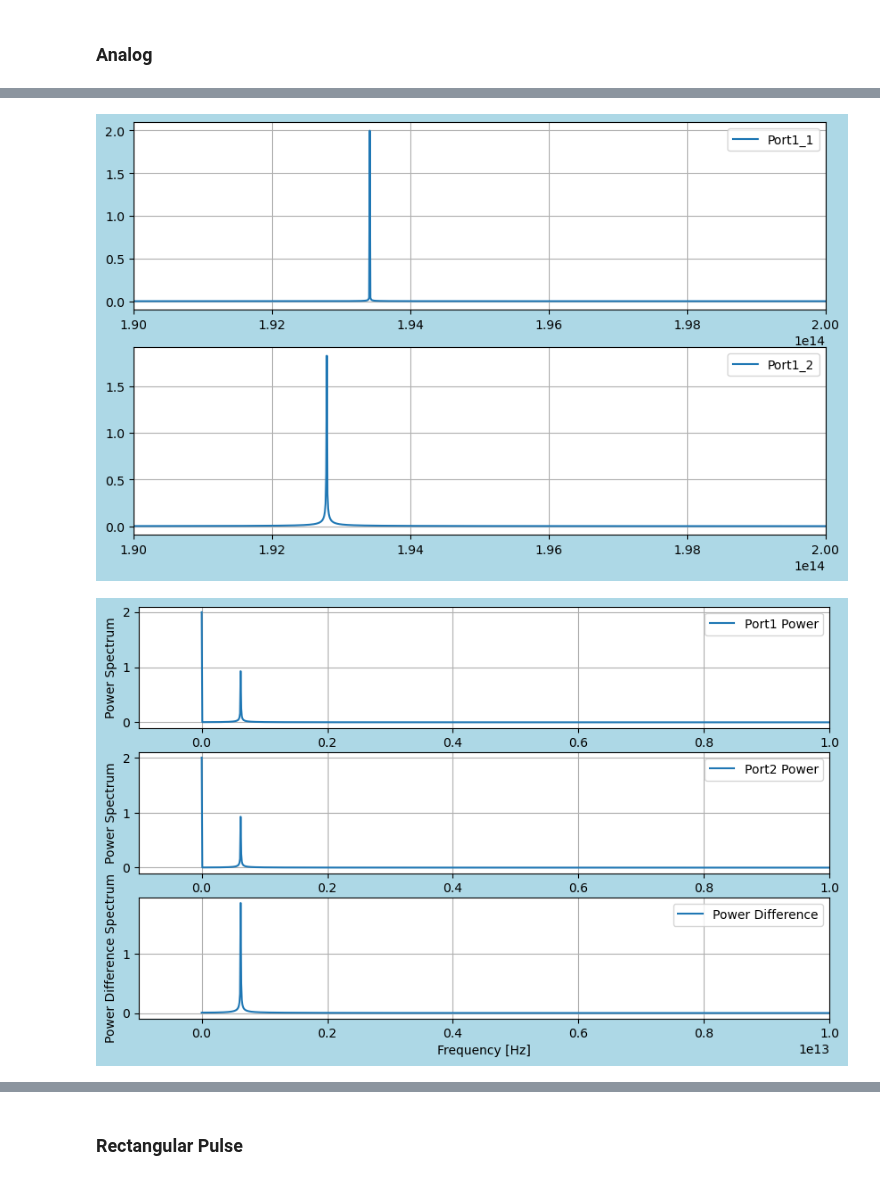
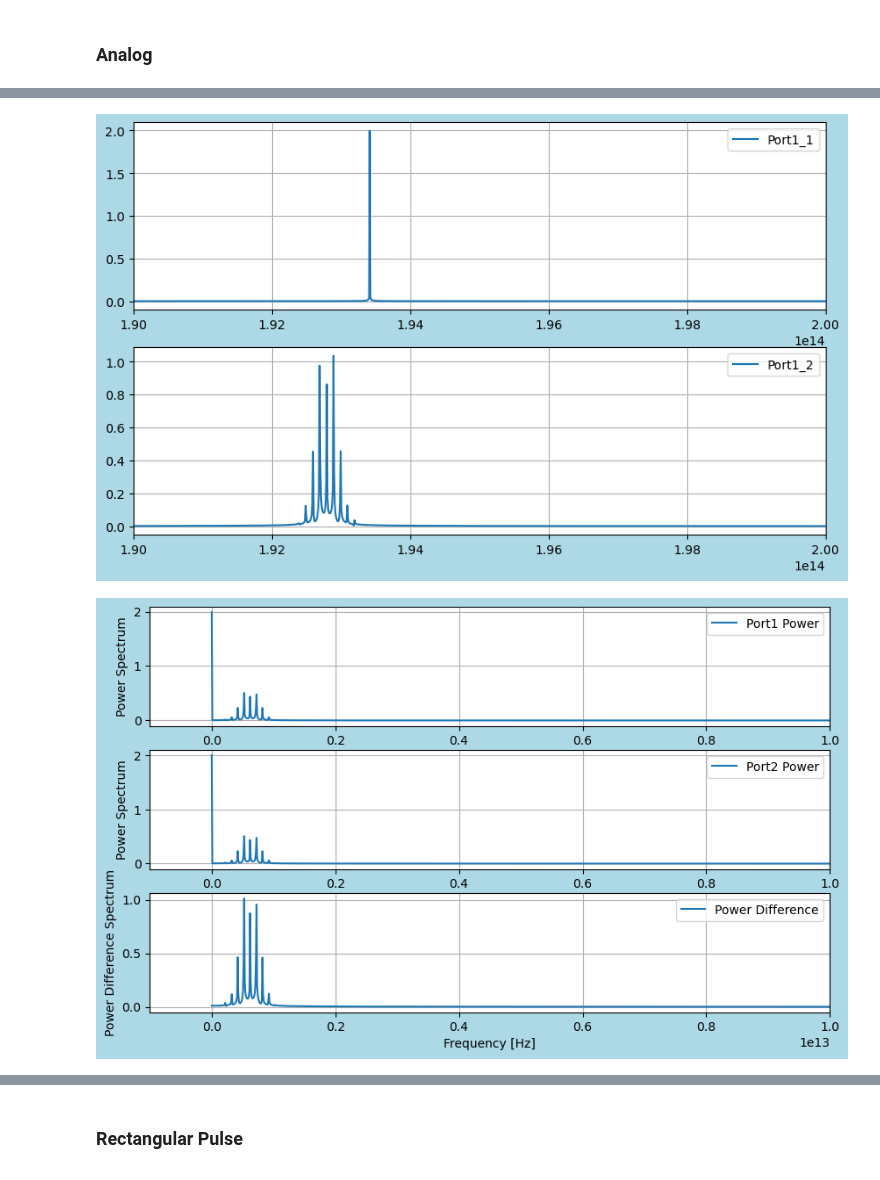
Before and after one commit to tacticstactics/optical-heterodyne-detection, a Jupyter notebook: optical_heterodyne_detection.ipynb, the cells around one changed output, grey strips where cells are left out. Cells and saved outputs as stored; diff of their text form; code cells hidden in the pictures.

```diff
--- a/optical_heterodyne_detection.ipynb
+++ b/optical_heterodyne_detection.ipynb
@@ -93,10 +93,9 @@ for ii in range(samplerate):
     # Path Length modulated
 
     phase1 = 2*np.pi * lightfreq1 * t # phase of local oscillator [rad]
-    phase2 = 2*np.pi * lightfreq2 * t #[rad]
 
-    #phase2 = 2*np.pi * lightfreq2 * t + rf_signal #[rad]
-
+    #phase2 = 2*np.pi * lightfreq2 * t # Phase of Continious Wave [rad]
+    phase2 = 2*np.pi * lightfreq2 * t + rf_signal # Phase of Modulated Light [rad]
 
     Eout1 = optical_heterodyne_detection_def.propagate(phase1, phase2, Ein1)
 
@@ -234,3 +233,3 @@ Difference Frequency: freq_diff [Hz]
-[figure, old version]
+[figure, new version]
-[figure, old version]
+[figure, new version]
 # %% [markdown]
```
Also changed, not shown: parts of 5 cells of this notebook.
